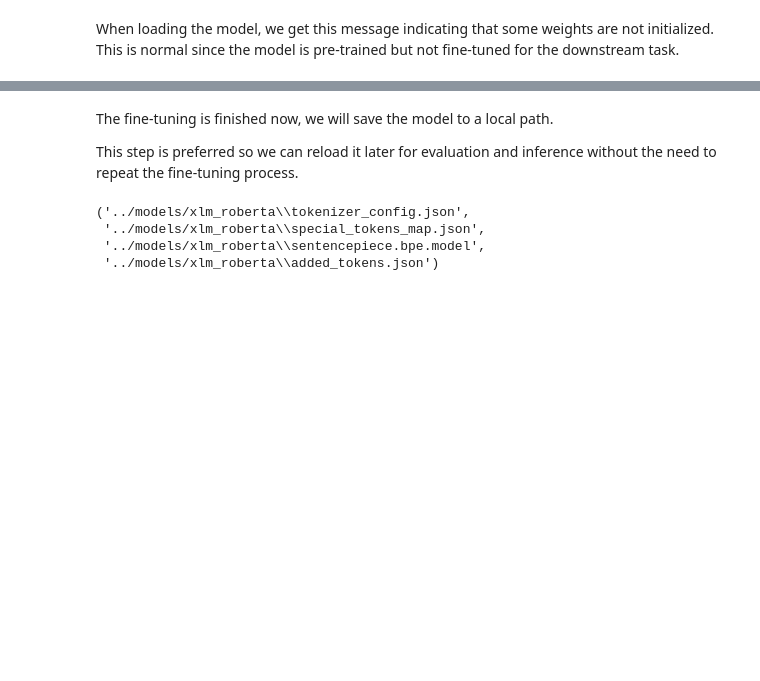
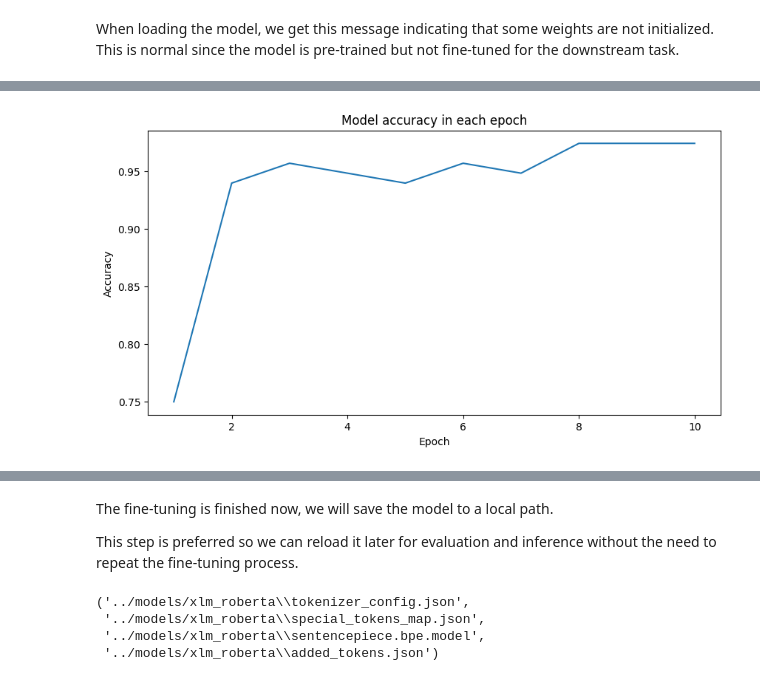
Before and after one commit to sinanw/llm-security-prompt-injection, a Jupyter notebook: notebooks/3-llm-classification-finetuned.ipynb, the cells around one changed output, grey strips where cells are left out. Saved outputs shown, nothing was run; the diff lists cells and outputs as text; code cells hidden in the pictures; blank space fills up the shorter version.

Commit message:
RoBERTa fine-tuned with 10 epochs

```diff
--- a/notebooks/3-llm-classification-finetuned.ipynb
+++ b/notebooks/3-llm-classification-finetuned.ipynb
@@ -157,3 +174,21 @@ results_df
+# %%
+# Plot the accuracy of each epoch
+
+# Create a figure
+plt.figure(figsize=(10,5))
+
+# Plot samples
+sns.lineplot(data=results_df, x="epoch", y="accuracy")
+
+# Set figure title and axes labels
+plt.title("Model accuracy in each epoch")
+plt.xlabel("Epoch")
+plt.ylabel("Accuracy")
+
+# Show the plot
+plt.show()
+# %% [output]
+[figure, added]
 # %%
 # Evaluate the final model
 final_results = trainer.evaluate()
```
Also changed, not shown: parts of 8 cells of this notebook, 1 other file.
